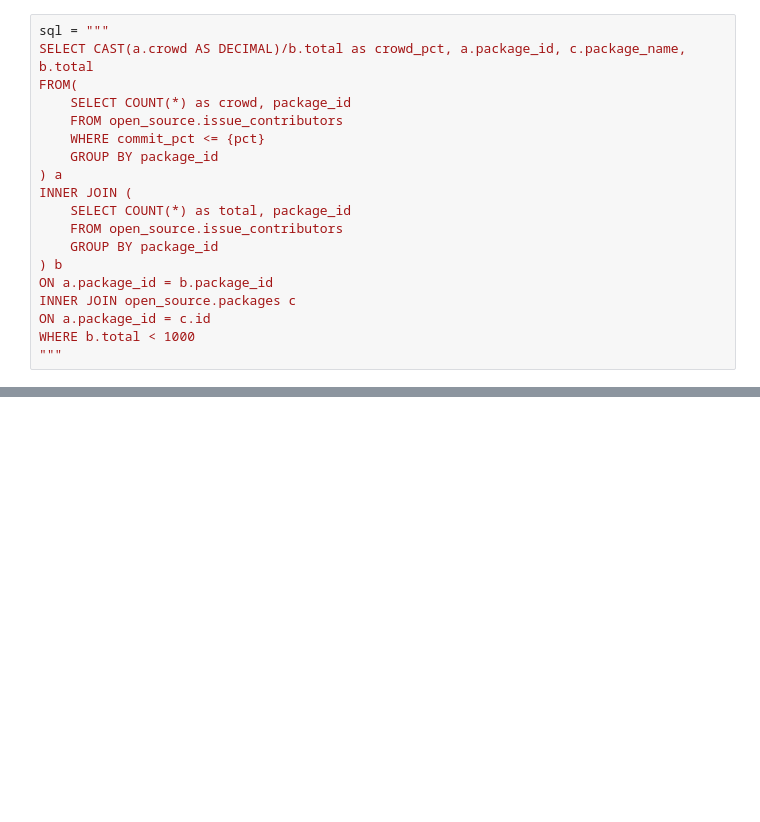
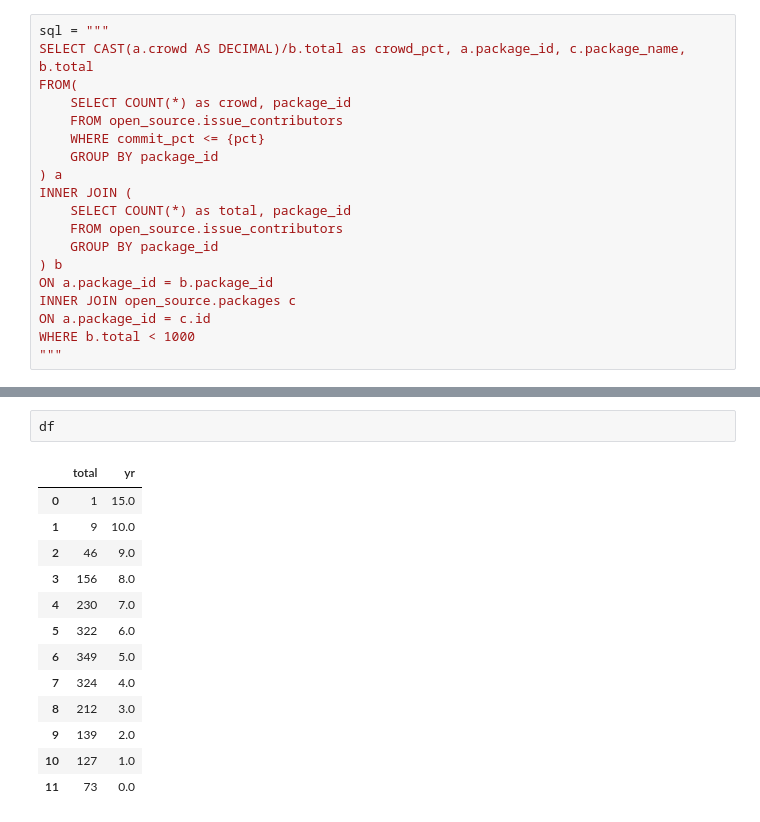
Before and after one commit to MthwRobinson/dissertation-research, a Jupyter notebook: research-notebooks/pct_of_crowd_sourced_reqs.ipynb, the cells around one changed output, grey strips where cells are left out. Drawn from its saved outputs; the diff is of its cells as text; blank space fills up the shorter version.

```diff
--- a/research-notebooks/pct_of_crowd_sourced_reqs.ipynb
+++ b/research-notebooks/pct_of_crowd_sourced_reqs.ipynb
@@ -62,0 +76,16 @@ plt.xlim([0,1])
+# %%
+df
+# %% [output]
+|  | total | yr |
+| 0 | 1 | 15.0 |
+| 1 | 9 | 10.0 |
+| 2 | 46 | 9.0 |
+| 3 | 156 | 8.0 |
+| 4 | 230 | 7.0 |
+| 5 | 322 | 6.0 |
+| 6 | 349 | 5.0 |
+| 7 | 324 | 4.0 |
+| 8 | 212 | 3.0 |
+| 9 | 139 | 2.0 |
+| 10 | 127 | 1.0 |
+| 11 | 73 | 0.0 |
```
Also changed, not shown: parts of 5 cells of this notebook.
